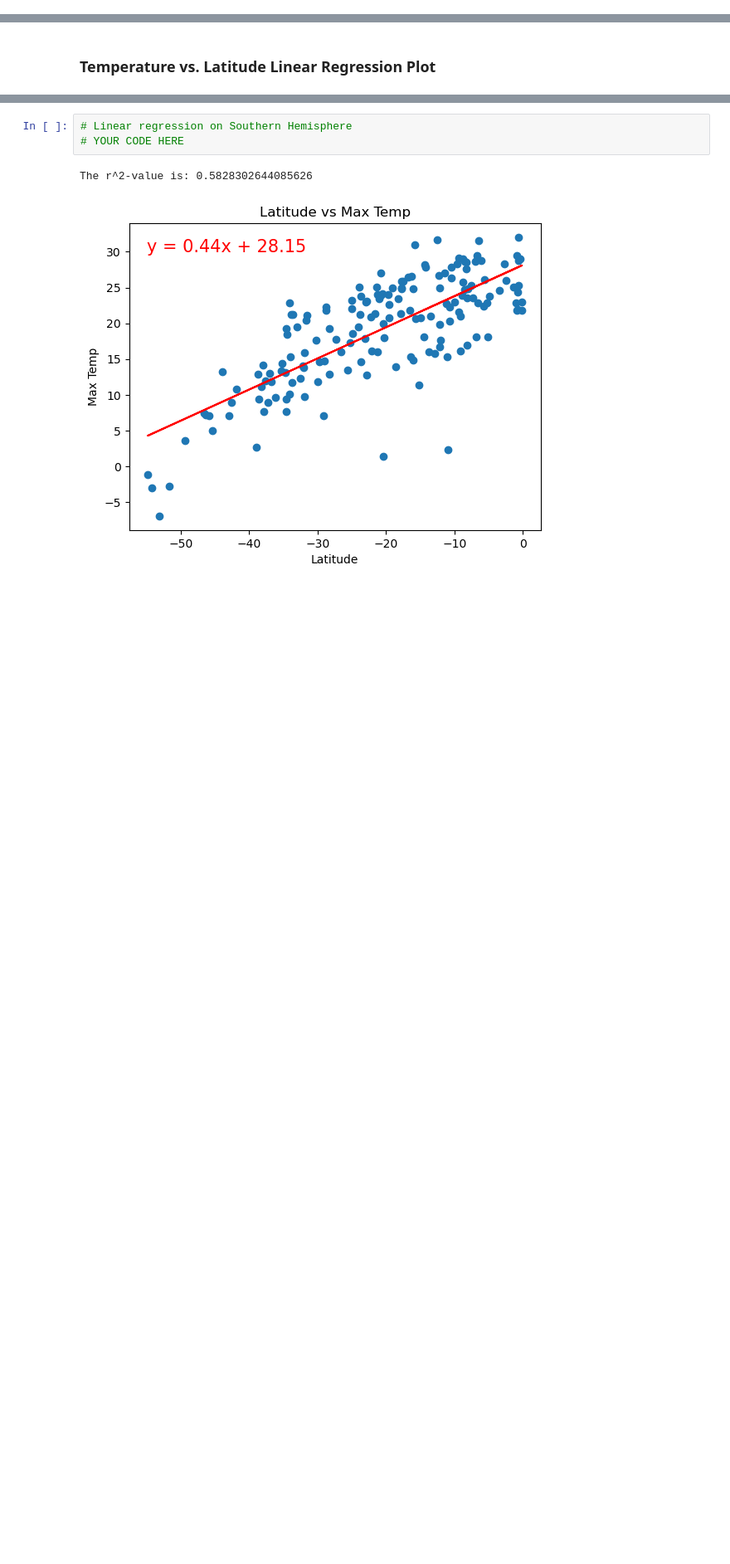
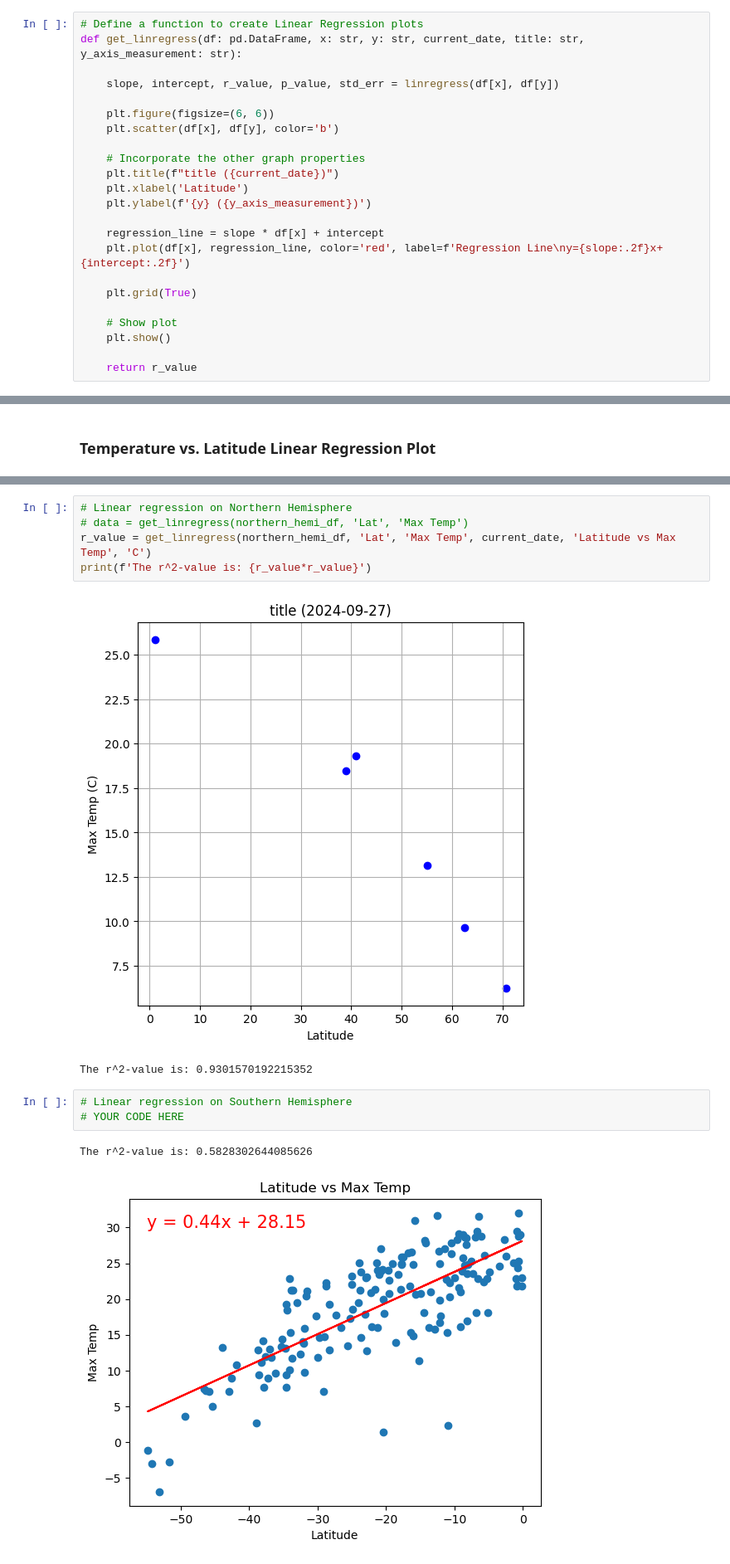
Before and after one commit to yslavcom-code/python-api-challenge, a Jupyter notebook: WeatherPy/WeatherPy.ipynb, the cells around one changed output, grey strips where cells are left out. Shown at 83% size. Saved outputs shown, nothing was run; the diff lists cells and outputs as text; blank space fills up the shorter version.

Commit message:
Added regression line & plot

```diff
--- a/WeatherPy/WeatherPy.ipynb
+++ b/WeatherPy/WeatherPy.ipynb
@@ -284,2 +281,25 @@ plt.show()
+# %%
+# Define a function to create Linear Regression plots
+def get_linregress(df: pd.DataFrame, x: str, y: str, current_date, title: str, y_axis_measurement: str):
+
+    slope, intercept, r_value, p_value, std_err = linregress(df[x], df[y])
+
+    plt.figure(figsize=(6, 6))
+    plt.scatter(df[x], df[y], color='b')
+
+    # Incorporate the other graph properties
+    plt.title(f"title ({current_date})")
+    plt.xlabel('Latitude')
+    plt.ylabel(f'{y} ({y_axis_measurement})')
+
+    regression_line = slope * df[x] + intercept
+    plt.plot(df[x], regression_line, color='red', label=f'Regression Line\ny={slope:.2f}x+{intercept:.2f}')
+
+    plt.grid(True)
+
+    # Show plot
+    plt.show()
+
+    return r_value
 # %%
 # Create a DataFrame with the Northern Hemisphere data (Latitude >= 0)
@@ -320,3 +334,11 @@ The r^2-value is: 0.39994946012183763
+# %%
+# Linear regression on Northern Hemisphere
+# data = get_linregress(northern_hemi_df, 'Lat', 'Max Temp')
+r_value = get_linregress(northern_hemi_df, 'Lat', 'Max Temp', current_date, 'Latitude vs Max Temp', 'C')
+print(f'The r^2-value is: {r_value*r_value}')
+# %% [output]
+[figure, added]
+The r^2-value is: 0.9301570192215352
 # %%
 # Linear regression on Southern Hemisphere
 # YOUR CODE HERE
```
Also changed, not shown: parts of 4 cells of this notebook.
